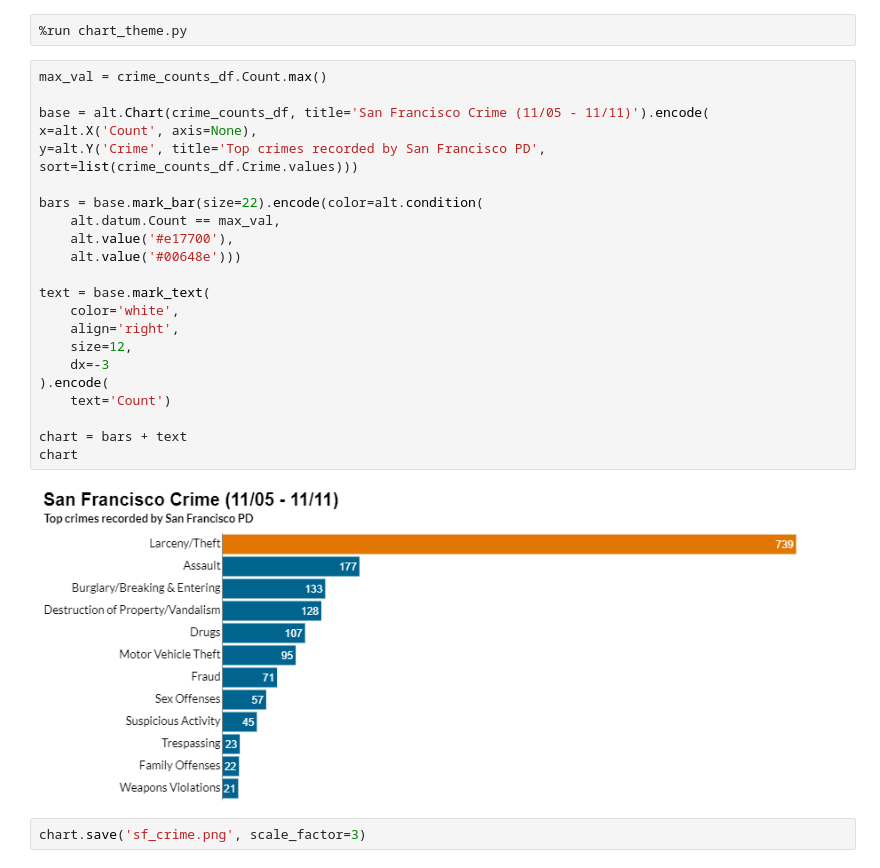
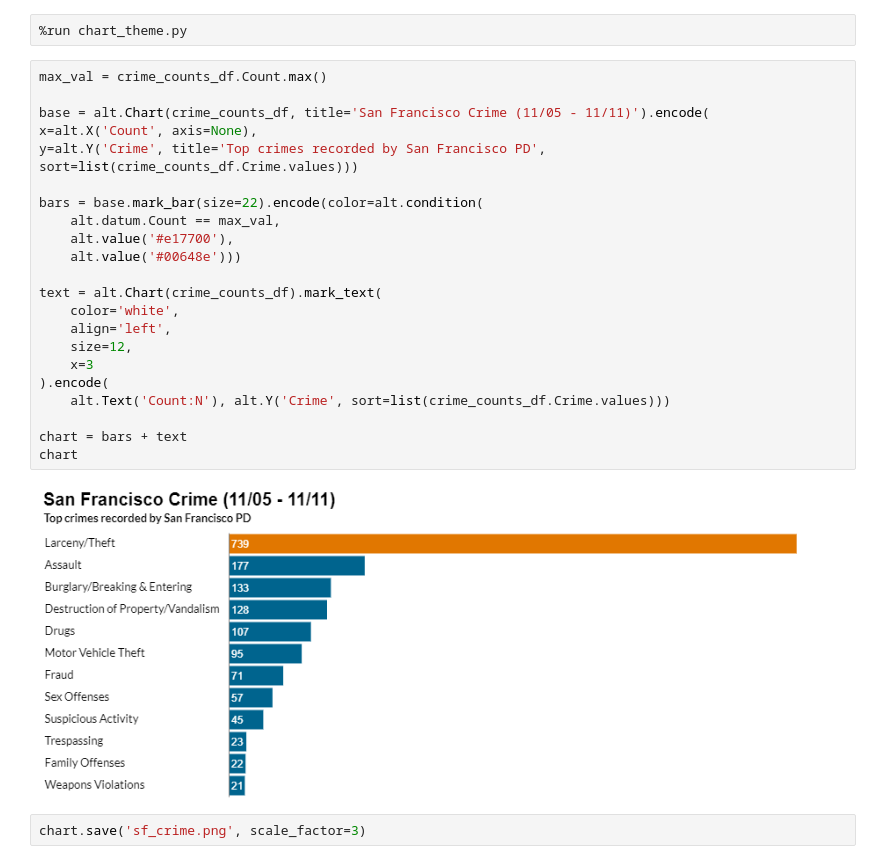
Before and after one commit to hassenmorad/SF-Crime-Data, a Jupyter notebook: Notebooks/Recreating_Bar_Chart.ipynb, the cells around one changed output. Saved outputs shown, nothing was run; the diff lists cells and outputs as text.

```diff
--- a/Notebooks/Recreating_Bar_Chart.ipynb
+++ b/Notebooks/Recreating_Bar_Chart.ipynb
@@ -68,26 +68,26 @@ Altair Chart:
 # %%
 max_val = crime_counts_df.Count.max()
 
 base = alt.Chart(crime_counts_df, title='San Francisco Crime (11/05 - 11/11)').encode(
 x=alt.X('Count', axis=None),
 y=alt.Y('Crime', title='Top crimes recorded by San Francisco PD', sort=list(crime_counts_df.Crime.values)))
 
 bars = base.mark_bar(size=22).encode(color=alt.condition(
     alt.datum.Count == max_val,
     alt.value('#e17700'),
     alt.value('#00648e')))
 
-text = base.mark_text(
+text = alt.Chart(crime_counts_df).mark_text(
     color='white',
-    align='right',
+    align='left',
     size=12,
-    dx=-3
+    x=3
 ).encode(
-    text='Count')
+    alt.Text('Count:N'), alt.Y('Crime', sort=list(crime_counts_df.Crime.values)))
 
 chart = bars + text
 chart
 # %% [output]
-[figure, old version]
+[figure, new version]
 # %%
 chart.save('sf_crime.png', scale_factor=3)
```
